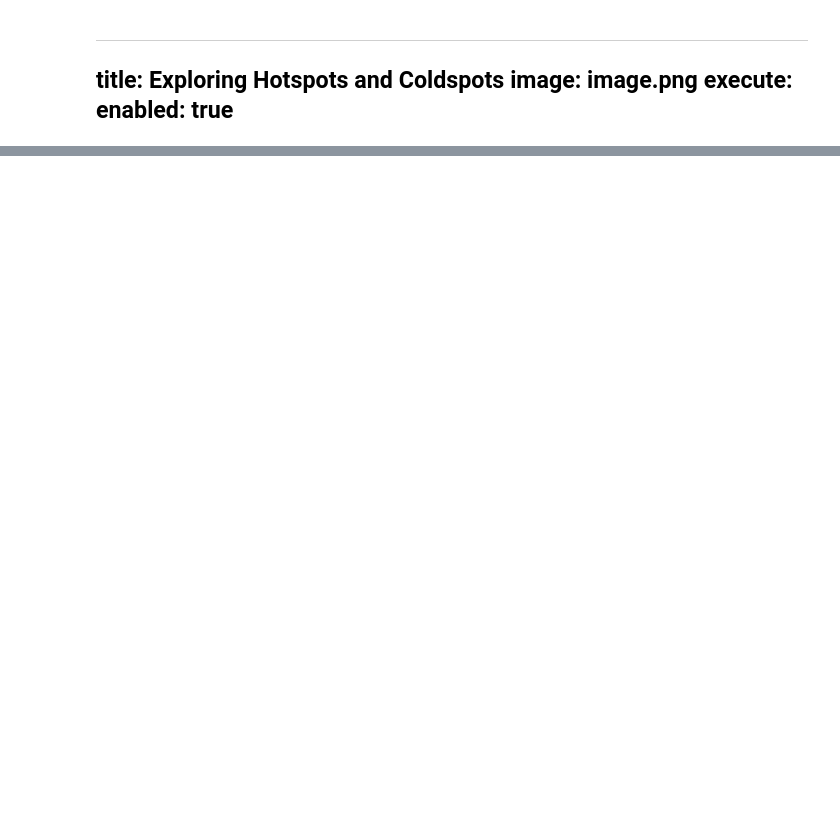
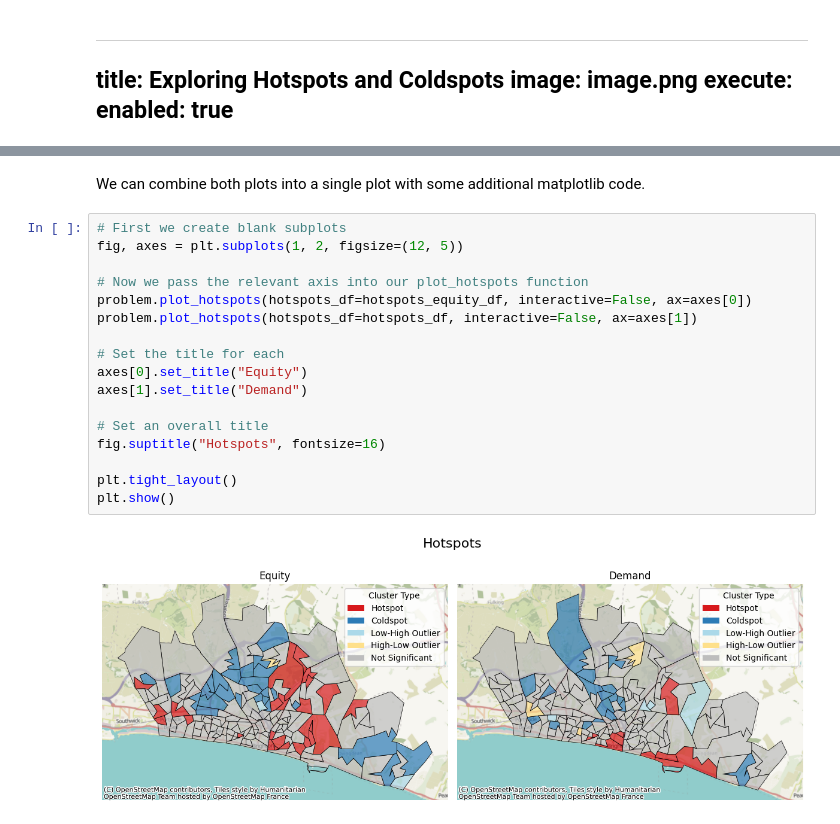
Before and after one commit to hsma-tools/lokigi, a Jupyter notebook: examples/eda/hotspots_coldspots/index.ipynb, the cells around one changed output, grey strips where cells are left out. Drawn from its saved outputs; the diff is of its cells as text; blank space fills up the shorter version.

```diff
--- a/examples/eda/hotspots_coldspots/index.ipynb
+++ b/examples/eda/hotspots_coldspots/index.ipynb
@@ -36,0 +86,21 @@ problem.get_hotspots()
+# %% [markdown]
+We can combine both plots into a single plot with some additional matplotlib code.
+# %%
+# First we create blank subplots
+fig, axes = plt.subplots(1, 2, figsize=(12, 5))
+
+# Now we pass the relevant axis into our plot_hotspots function
+problem.plot_hotspots(hotspots_df=hotspots_equity_df, interactive=False, ax=axes[0])
+problem.plot_hotspots(hotspots_df=hotspots_df, interactive=False, ax=axes[1])
+
+# Set the title for each
+axes[0].set_title("Equity")
+axes[1].set_title("Demand")
+
+# Set an overall title
+fig.suptitle("Hotspots", fontsize=16)
+
+plt.tight_layout()
+plt.show()
+# %% [output]
+[figure, added]
```
Also changed, not shown: parts of 22 cells of this notebook, 2 other files.
